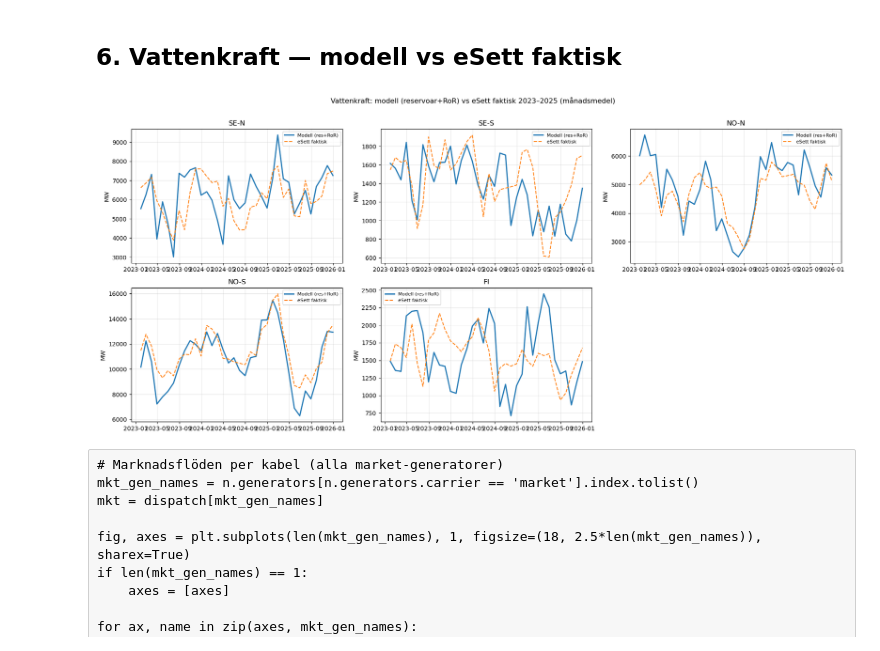
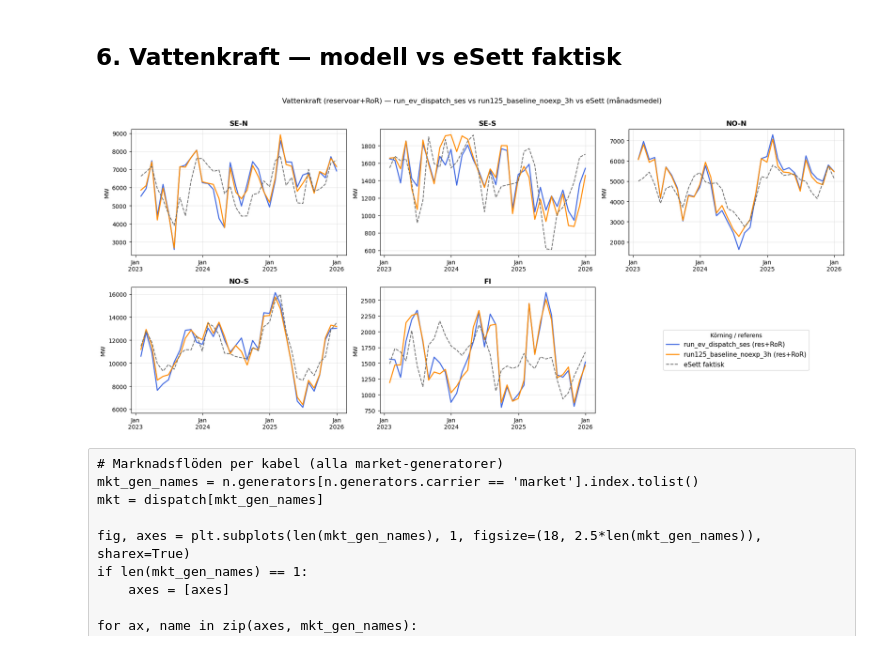
Before and after one commit to beow/NordPSA, a Jupyter notebook: notebooks/explore_results.ipynb, the cells around one changed output. Cells and saved outputs as stored; diff of their text form; code cells hidden in the pictures.

```diff
--- a/notebooks/explore_results.ipynb
+++ b/notebooks/explore_results.ipynb
@@ -13,8 +15,11 @@ from pathlib import Path
 # LABEL = "run69_battery_10gw10h_1h"
 # LABEL = "run82_wind_ses_9893_1h"
 # LABEL = "run84_socpin_senose_1h"
-LABEL = "run110_wvcurve_calib_3h"          # 1h-baseline: elasticitet + hydrogolv-komp
-LABEL2 = None   # sätt till en annan körning (t.ex. 'run95_elasticity_3h') för att jämföra mot DEN i stället för faktiskt
+LABEL = "run68_baseline_1h"          # 1h-baseline: elasticitet + hydrogolv-komp
+#LABEL = "run123_sefi_ntc1200_3h"
+LABEL = "run_ev_dispatch_ses"
+LABEL2 = "run125_baseline_noexp_3h"   # sätt till en annan körning (t.ex. 'run95_elasticity_3h') för att jämföra mot DEN i stället för faktiskt
+#LABEL2 = None
 ROOT = Path('..').resolve()
 sys.path.insert(0, str(ROOT))
 
@@ -775,40 +1273,86 @@ for link, c_orig in cap_orig.items():
 # %% [markdown]
 ## 6. Vattenkraft — modell vs eSett faktisk
 # %%
-## hydrodispatch, commit
-# Vattenkraft modell (reservoar + RoR) vs eSett faktisk — hela perioden
+"""hydrodispatch — vattenkraftsdispatch (reservoar + RoR) per hydrozon, månadsmedel.
+Visar LABEL och, om LABEL2 är satt i bootstrap, även LABEL2. eSett faktisk produktion
+är ett VAL (SHOW_ESETT). Samma formattering som soclevels: legend i tom ruta (höger om
+sista zonen), färre x-ticks.
+
+Förutsätter bootstrap.py (LABEL, LABEL2, ROOT, ZONES, cfg, plt, mdates, pd).
+"""
+
+# ── Inledande val ────────────────────────────────────────────────────────────
+SHOW_ESETT = True    # visa eSett faktisk produktion som referens
+# ─────────────────────────────────────────────────────────────────────────────
+
+LABEL2 = globals().get('LABEL2', None)
+
+
+def _hydro_total_df(label):
+    """res (dispatch_hydro: '{zon} hydro') + RoR (dispatch_generators: '{zon} hydro_ror'),
+    per zon, för EN körning — direkt ur dess results-CSV:er (oberoende av bootstrap)."""
+    base = ROOT / 'results' / label
+    res = pd.read_csv(base / 'dispatch_hydro.csv',      index_col=0, parse_dates=True)
+    gen = pd.read_csv(base / 'dispatch_generators.csv', index_col=0, parse_dates=True)
+    out = {}
+    for z in ZONES:
+        s = res[f'{z} hydro'].clip(lower=0) if f'{z} hydro' in res.columns else None
+        rc = f'{z} hydro_ror'
+        if rc in gen.columns:
+            r = gen[rc].clip(lower=0)
+            s = r if s is None else s.add(r, fill_value=0.0)
+        if s is not None:
+            out[z] = s
+    return pd.DataFrame(out)
+
+
+# Modell-serier: (rubrik, DataFrame, färg)
+series = [(LABEL, _hydro_total_df(LABEL), 'royalblue')]
+if LABEL2:
+    series.append((LABEL2, _hydro_total_df(LABEL2), 'darkorange'))
+
 fig, axes = plt.subplots(2, 3, figsize=(18, 8))
-
 hydro_zones = [z for z in ZONES if cfg['zones'][z]['hydro_p_nom_mw'] > 0]
 
 for ax, zone in zip(axes.flat, hydro_zones):
-    # Modell = reservoar + run-of-river
-    mod = zone_hydro_total(zone).loc['2023':'2025'].resample('ME').mean()
-    ax.plot(mod.index, mod.values, label='Modell (res+RoR)', lw=2)
+    for run_label, df, color in series:
+        if zone in df.columns:
+            mod = df[zone].resample('ME').mean()
+            ax.plot(mod.index, mod.values, label=f'{run_label} (res+RoR)', lw=1.8, color=color)
 
-    # Faktisk (eSett) — alla år
-    frames = []
-    for year in [2023,2024,2025]:
-        raw = ROOT / 'data' / 'raw' / f'production_{zone}_{year}.parquet'
-        if raw.exists():
-            df = pd.read_parquet(raw)
-            df['timestampUTC'] = pd.to_datetime(df['timestampUTC'], utc=True).dt.tz_localize(None)
-            frames.append(df.set_index('timestampUTC')['hydro'])
-    if frames:
-        actual = pd.concat(frames).sort_index().resample('ME').mean()
-        ax.plot(actual.index, actual.values, label='eSett faktisk', lw=1.5, ls='--')
+    if SHOW_ESETT:
+        frames = []
+        for year in [2023, 2024, 2025]:
+            raw = ROOT / 'data' / 'raw' / f'production_{zone}_{year}.parquet'
+            if raw.exists():
+                d = pd.read_parquet(raw)
+                d['timestampUTC'] = pd.to_datetime(d['timestampUTC'], utc=True).dt.tz_localize(None)
+                frames.append(d.set_index('timestampUTC')['hydro'])
+        if frames:
+            actual = pd.concat(frames).sort_index().resample('ME').mean()
+            ax.plot(actual.index, actual.values, label='eSett faktisk', lw=1.4, ls='--', color='dimgray')
 
-    ax.set_title(zone)
+    ax.set_title(zone, fontweight='bold')
     ax.set_ylabel('MW')
-    ax.legend(fontsize=8)
+    # Färre x-ticks så datumen inte skriver över varandra (som soclevels)
+    ax.xaxis.set_major_locator(mdates.AutoDateLocator(minticks=3, maxticks=5))
+    ax.xaxis.set_major_formatter(mdates.DateFormatter('%b\n%Y'))
 
-for ax in axes.flat[len(hydro_zones):]:
+# Legend i första tomma rutan (till höger om sista zonen); dölj ev. resten
+n_z = len(hydro_zones)
+if n_z < len(axes.flat):
+    leg_ax = axes.flat[n_z]
+    leg_ax.axis('off')
+    h, l = axes.flat[0].get_legend_handles_labels()
+    leg_ax.legend(h, l, loc='center', fontsize=11, frameon=True, title='Körning / referens')
+for ax in axes.flat[n_z + 1:]:
     ax.set_visible(False)
 
-plt.suptitle('Vattenkraft: modell (reservoar+RoR) vs eSett faktisk 2023–2025 (månadsmedel)', y=1.01)
+_runs = ' vs '.join(s[0] for s in series) + (' vs eSett' if SHOW_ESETT else '')
+plt.suptitle(f'Vattenkraft (reservoar+RoR) — {_runs} (månadsmedel)', y=1.01)
 plt.tight_layout()
 # %% [output]
-[figure, old version]
+[figure, new version]
 # %% [raw]
 # Marknadsflöden per kabel (alla market-generatorer)
 mkt_gen_names = n.generators[n.generators.carrier == 'market'].index.tolist()
```
Also changed, not shown: parts of 22 cells of this notebook, 5 other files.
